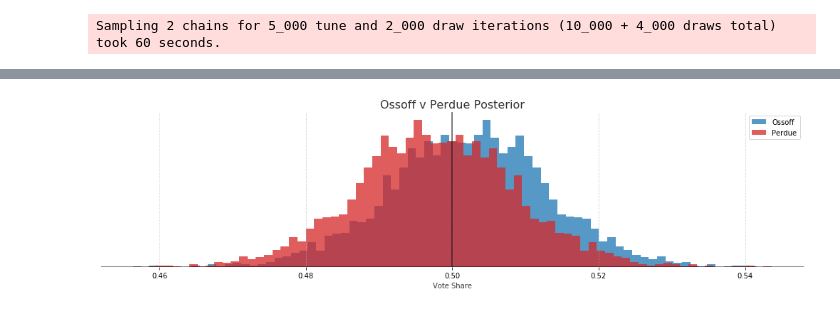
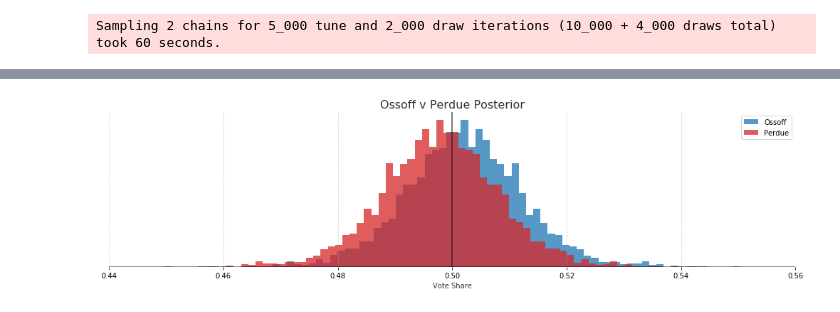
Before and after one commit to FlorianMuellerklein/GeorgiaRunoffHeirachicalPartialPooling, a Jupyter notebook: georgia_runoff.ipynb, the cells around one changed output, grey strips where cells are left out. Drawn from its saved outputs; the diff is of its cells as text; code cells hidden in the pictures.

```diff
--- a/georgia_runoff.ipynb
+++ b/georgia_runoff.ipynb
@@ -639,18 +635,19 @@ plt.savefig('imgs/ga_op_{}-priors.png'.format(PRIOR_N))
 # %%
 plt.figure(figsize=(14,4))
 plt.hist(ossoff_samples['phi'], color='tab:blue', alpha=0.75, bins=75, label='Ossoff')
 plt.hist(1. - ossoff_samples['phi'], color='tab:red', alpha=0.75, bins=75, label='Perdue')
 plt.axhline(y=0, color='black', alpha=0.5, linewidth=2)
 plt.axvline(x=0.5, color='black', alpha=0.5, linewidth=2)
 plt.xlabel('Vote Share', alpha=0.8)
 plt.yticks([])
 plt.legend()
+plt.xlim([0.44, 0.56])
 plt.grid(linestyle=':')
 plt.title('Ossoff v Perdue Posterior', fontsize=16, alpha=0.8)
 plt.tight_layout()
 plt.savefig('imgs/ga_op_posteriors.png')
 # %% [output]
-[figure, old version]
+[figure, new version]
 # %%
 np.mean(ossoff_samples['phi'] > 0.5), np.mean((1. - ossoff_samples['phi']) > 0.5)
 # %% [output]
```
Also changed, not shown: parts of 26 cells of this notebook, 1 other file.
